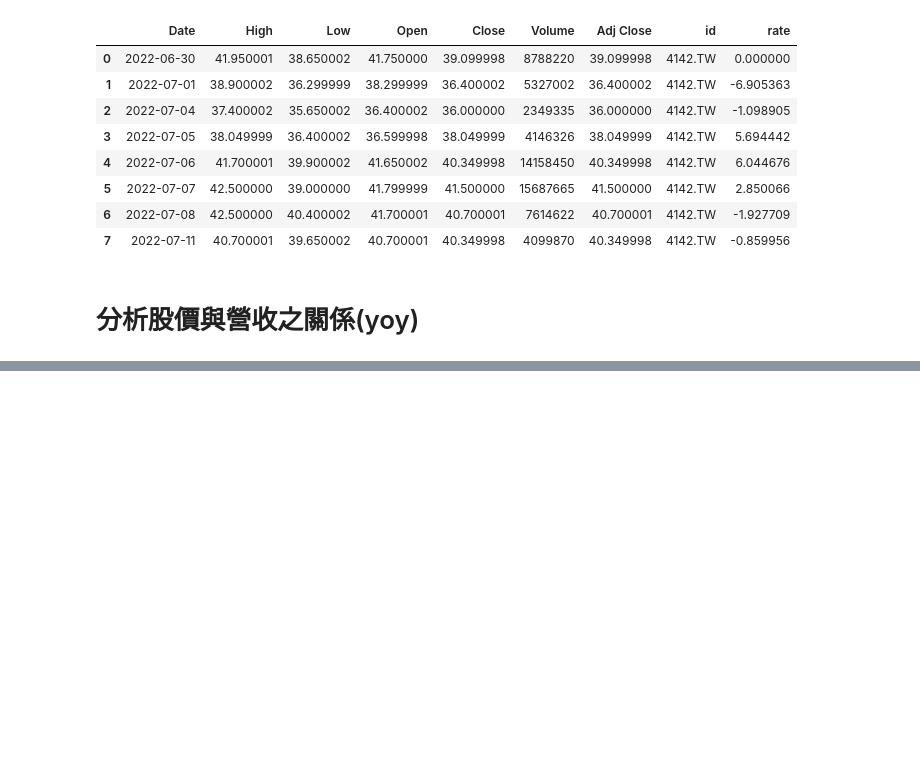
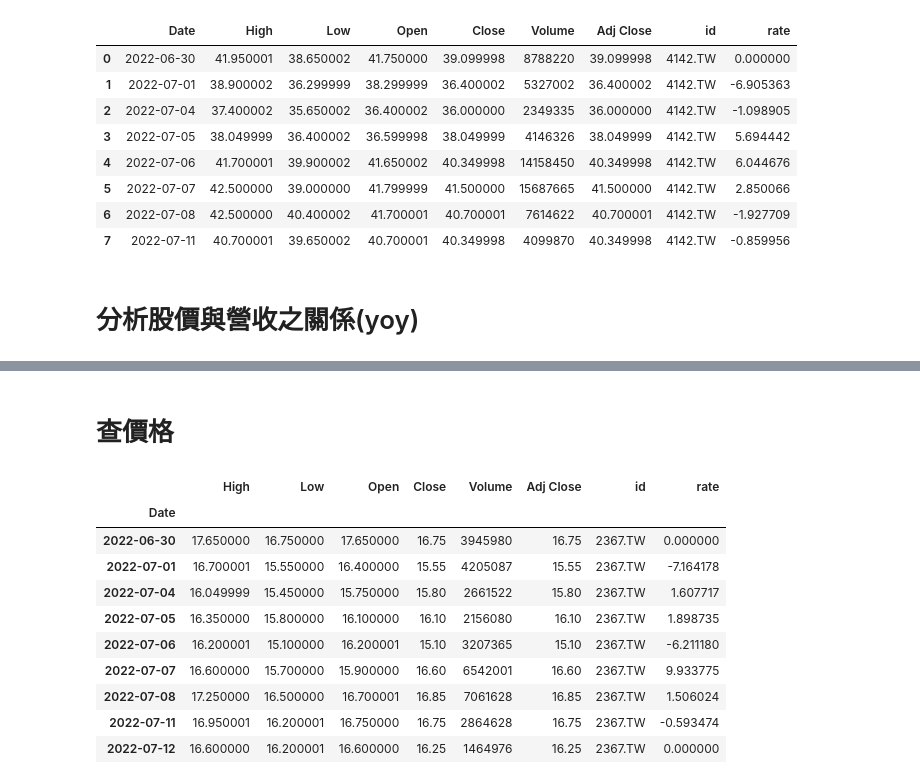
Before and after one commit to samwang1228/stock, a Jupyter notebook: 紹丞/爬蟲/財報/All_stock_MOM.ipynb, the cells around one changed output, grey strips where cells are left out. Drawn from its saved outputs; the diff is of its cells as text; code cells hidden in the pictures; blank space fills up the shorter version.

```diff
--- a/紹丞/爬蟲/財報/All_stock_MOM.ipynb
+++ b/紹丞/爬蟲/財報/All_stock_MOM.ipynb
@@ -310,0 +600,19 @@ len(a)
+# %% [markdown]
+# 查價格
+# %%
+for i in range(99):
+    if df[i]['id'][0]=='2367.TW':
+        j=i
+df[j]
+# %% [output]
+|  | High | Low | Open | Close | Volume | Adj Close | id | rate |
+| Date |  |  |  |  |  |  |  |  |
+| 2022-06-30 | 17.650000 | 16.750000 | 17.650000 | 16.75 | 3945980 | 16.75 | 2367.TW | 0.000000 |
+| 2022-07-01 | 16.700001 | 15.550000 | 16.400000 | 15.55 | 4205087 | 15.55 | 2367.TW | -7.164178 |
+| 2022-07-04 | 16.049999 | 15.450000 | 15.750000 | 15.80 | 2661522 | 15.80 | 2367.TW | 1.607717 |
+| 2022-07-05 | 16.350000 | 15.800000 | 16.100000 | 16.10 | 2156080 | 16.10 | 2367.TW | 1.898735 |
+| 2022-07-06 | 16.200001 | 15.100000 | 16.200001 | 15.10 | 3207365 | 15.10 | 2367.TW | -6.211180 |
+| 2022-07-07 | 16.600000 | 15.700000 | 15.900000 | 16.60 | 6542001 | 16.60 | 2367.TW | 9.933775 |
+| 2022-07-08 | 17.250000 | 16.500000 | 16.700001 | 16.85 | 7061628 | 16.85 | 2367.TW | 1.506024 |
+| 2022-07-11 | 16.950001 | 16.200001 | 16.750000 | 16.75 | 2864628 | 16.75 | 2367.TW | -0.593474 |
+| 2022-07-12 | 16.600000 | 16.200001 | 16.600000 | 16.25 | 1464976 | 16.25 | 2367.TW | 0.000000 |
```
Also changed, not shown: parts of 21 cells of this notebook, 3 other files.
